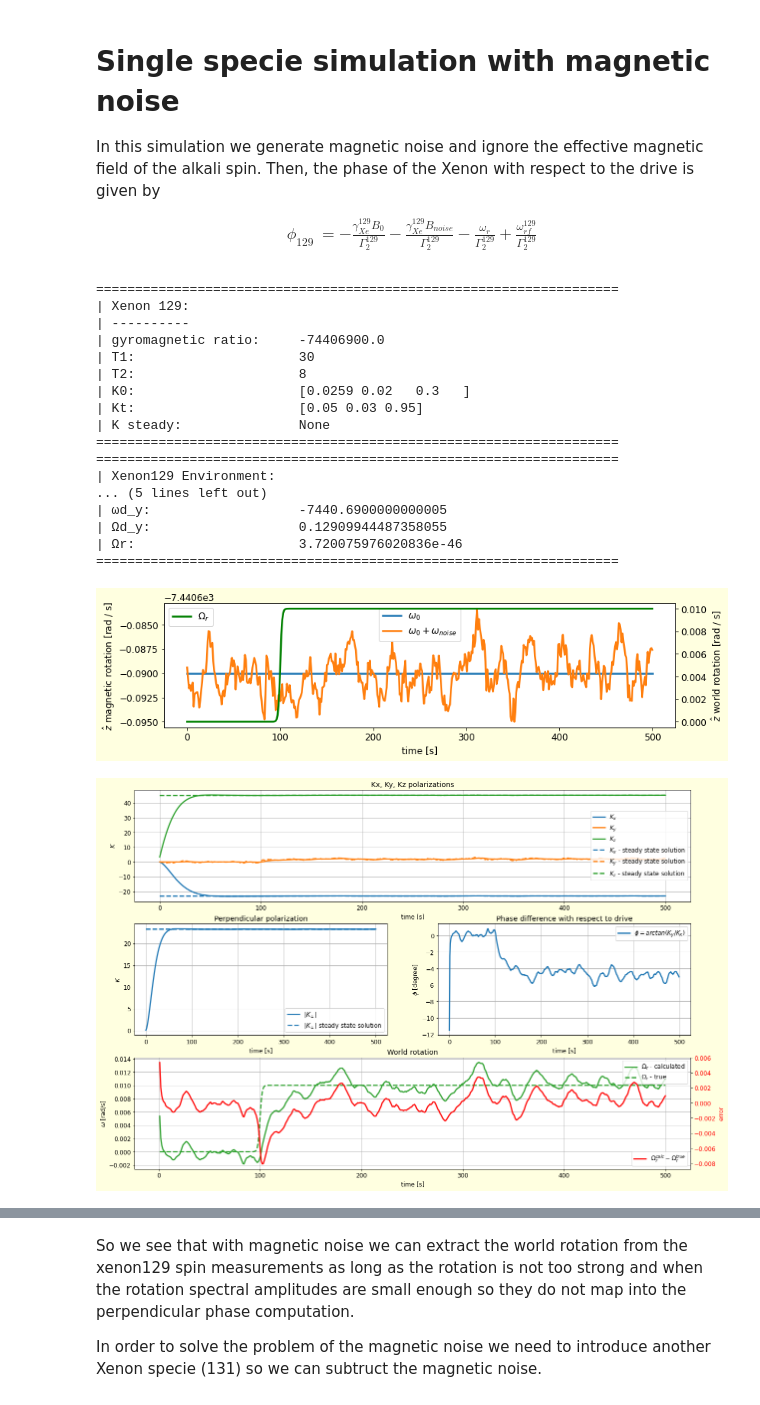
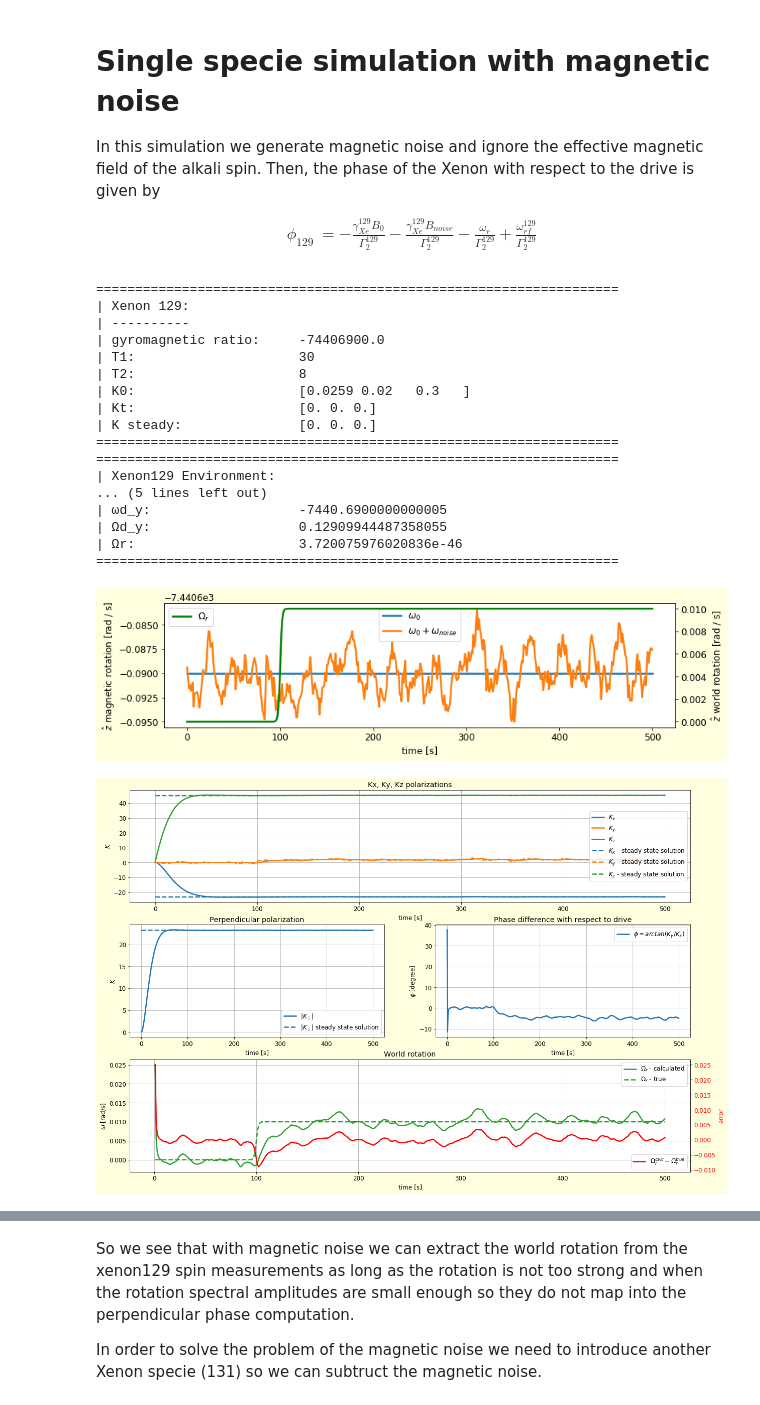
Before and after one commit to RoyElkabetz/NMR-gyroscope, a Jupyter notebook: src/single_specie_experiment.ipynb, the cells around one changed output, grey strips where cells are left out. Cells and saved outputs as stored; diff of their text form; code cells hidden in the pictures.

```diff
--- a/src/single_specie_experiment.ipynb
+++ b/src/single_specie_experiment.ipynb
@@ -201,6 +183,7 @@ ts1 = np.linspace(0, dt, 2)
 ts = np.linspace(0, t_final, steps)
 
 # world rotation parameters
+#wr = 30 * utils.gaussian(ts, 600, 40)                         # rad / s
 wr = 0.01 * utils.sigmoid(ts, 1, 100)                          # rad / s
 
 # Xenon parameters
@@ -208,25 +191,23 @@ g129 = phy.G129                        # gyromagnetic ratio [rad  s^-1  T^-1]
 t1 = 30                                # s
 t2 = 8                                 # s
 Rse = np.array([0, 0, 0.1]) * t1       # |K| / s
-Kt = np.zeros((steps, 3))
-Ks = np.zeros((steps, 3))
 
-# Environmemnt parameters
-B0 = 1 * phy.G2T * np.ones_like(ts)                            # Tesla
-Bnoise = 1e-6 * phy.G2T * utils.smooth(np.random.randn(len(ts)))     # Tesla
-Ad = 2 * np.sqrt((1 / t1) * (1 / t2)) * np.ones_like(ts)       # rad / s
-wd = g129 * 1 * phy.G2T * np.ones_like(ts)                     # rad / s
-
+# Environment parameters
+B0 = 1 * phy.G2T * np.ones_like(ts)                             # Tesla
+Bnoise = 1e-6 * phy.G2T * utils.smooth(np.random.randn(len(ts)))   # Tesla
+Ad_y = 2 * np.sqrt((1 / t1) * (1 / t2)) * np.ones_like(ts)      # rad / s
+wd_y = g129 * 1 * phy.G2T * np.ones_like(ts)                    # rad / s
+Ad_x = np.zeros_like(ts)                                        # rad / s
+wd_x = np.zeros_like(ts)                                        # rad / s
 
 # initialize Xenon
-Xe129 = xe.Xenon(gamma=g129, t1=t1, t2=t2, name='129')
-Xe129.K0 = np.array([0.0259, 0.02, 0.3])
+Xe129 = xe.Xenon(gamma=g129, t1=t1, t2=t2, K0=np.array([0.0259, 0.02, 0.3]), ts=t_final, dt=dt, name='129')
 Xe129.set_spin_exchange_amp(Rse)
 Xe129.display_params()
 
 # initialize Environment
 env129 = env.Environment()
-env129.set_state(wr=wr[0], B0=B0[0], Bnoise=Bnoise[0], Ad_y=Ad[0], wd_y=wd[0])
+env129.set_state(wr=wr, B0=B0, Bnoise=Bnoise, Ad_y=Ad_y, wd_y=wd_y, Ad_x=Ad_x, wd_x=wd_x)
 env129.display_params()
 
 # plot world rotation
@@ -250,8 +231,8 @@ plt.show()
 | T1:                     30
 | T2:                     8
 | K0:                     [0.0259 0.02   0.3   ]
-| Kt:                     [0.05 0.03 0.95]
-| K steady:               None
+| Kt:                     [0. 0. 0.]
+| K steady:               [0. 0. 0.]
 ===================================================================
 ===================================================================
 | Xenon129 Environment:
@@ -261,20 +242,12 @@ plt.show()
 | Ωr:                     3.720075976020836e-46
 ===================================================================
 [figure]
-# %%
-# run solver and save dynamics
-for i, t in enumerate(ts):
-    env129.set_state(wr=wr[i], B0=B0[i], Bnoise=Bnoise[i], Ad_y=Ad[i], wd_y=wd[i])
-    Xe129.set_bloch_matrix(env129)
-    Xe129.solve_steady_state()
-    Ks[i, :] = Xe129.Ksteady
-    Kt1 = Xe129.solve_dynamics(ts1)
-    Kt[i, :] = Kt1[-1, :]
-    Xe129.K0 = Kt1[-1, :]
-
-utils.plot_results(ts, Kt, Ks, Xe129, env129, wr)
-# %% [output]
-[figure, removed]
+# %%
+# run solver and save dynamics
+Xe129.solve_dynamics(env129)
+Xe129.plot_results(env129)
+# %% [output]
+[figure, added]
 # %%
 # world rotation parameters
 wr_amplitude = np.logspace(-6, 2, 20)
```
Also changed, not shown: parts of 7 cells of this notebook.
